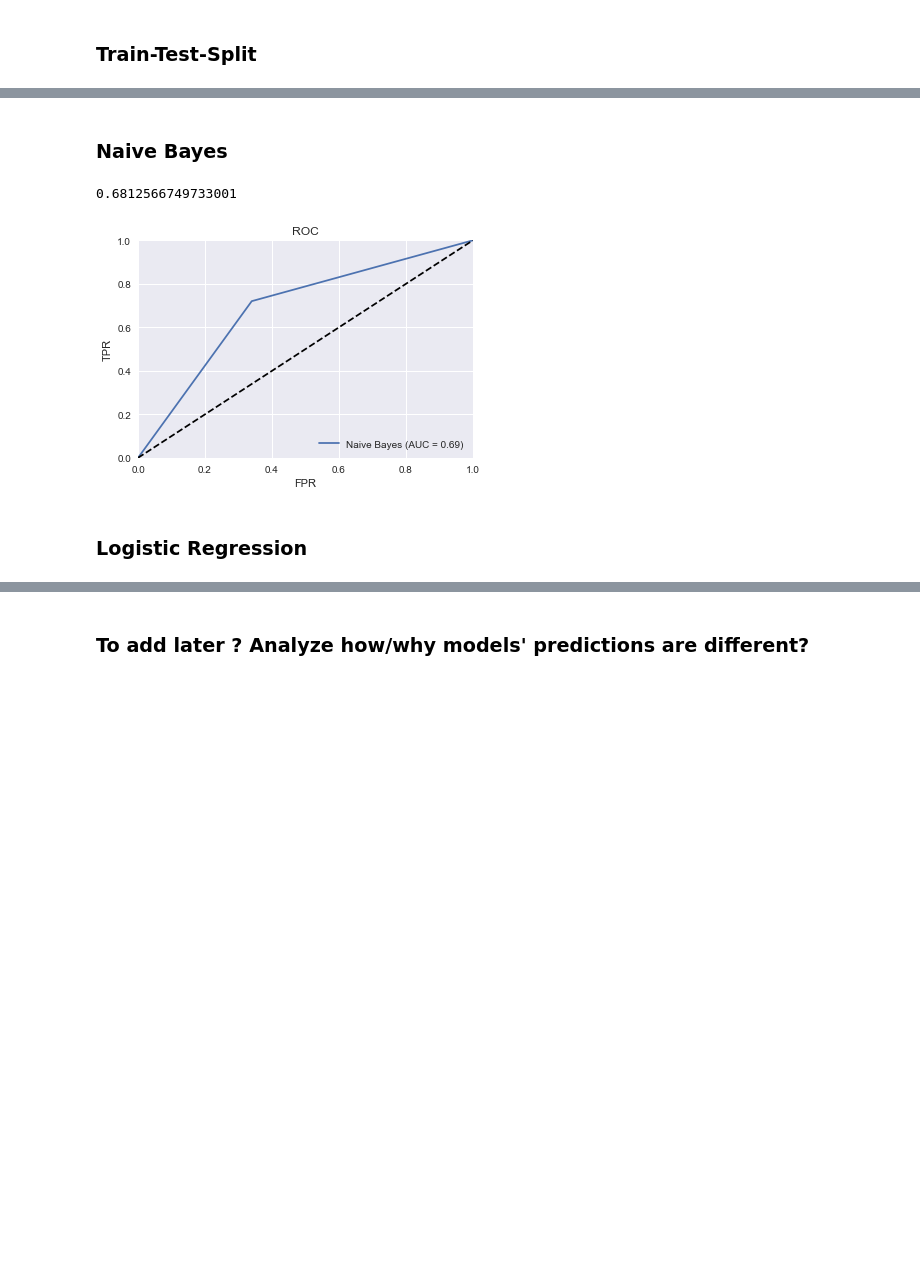
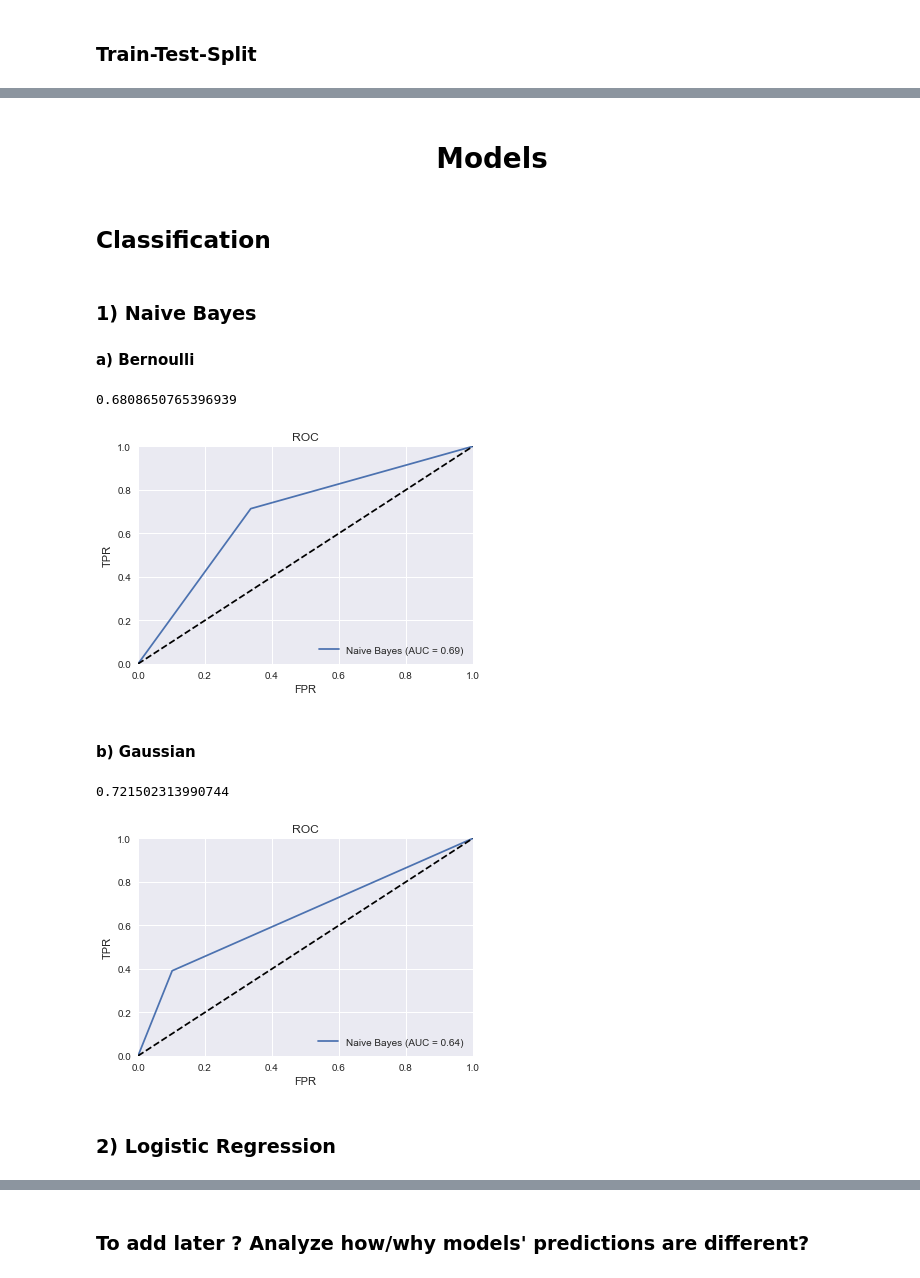
Before and after one commit to da1933/Carpe-Vinum, a Jupyter notebook: Wine Modeling.ipynb, the cells around one changed output, grey strips where cells are left out. Drawn from its saved outputs; the diff is of its cells as text; code cells hidden in the pictures; blank space fills up the shorter version.

Commit message:
regression update

```diff
--- a/Wine Modeling.ipynb
+++ b/Wine Modeling.ipynb
@@ -39,7 +41,7 @@ df_enc = pd.DataFrame({'enc_country':col1,'enc_variety':col2,'enc_province':col3
 df=pd.concat([df,df_enc],axis=1)
 # %%
 #df=df[['price','enc_country','enc_province','enc_variety','textlen','over90']]
-df=df[['enc_country','enc_province','enc_variety','textlen','over90']]
+df=df[['enc_country','enc_province','enc_variety','textlen','over90','points']]
 # %% [markdown]
 #one hot encoding
 enc = OneHotEncoder()
@@ -59,6 +67,6 @@ train_df=df.iloc[:split_index,:]
 test_df=df.iloc[split_index:,:]
 
 trainX=train_df.drop(['over90'],axis=1)
-trainY=train_df[['over90']]
+trainY=train_df[['over90','points']]
 testX=test_df.drop(['over90'],axis=1)
-testY=test_df[['over90']]
+testY=test_df[['over90','points']]
@@ -99,8 +102,13 @@ def plotAUC(truth, pred, lab):
     plt.ylabel('TPR')
     plt.title('ROC')
     plt.legend(loc="lower right")
+# %% [markdown]
+# <h1><center>Models</center></h1>
+# %% [markdown]
+## Classification
 # %% [markdown]
-### Naive Bayes
+### 1) Naive Bayes
+#### a) Bernoulli
 # %%
 nb = BernoulliNB()
 nb.fit(trainX[features], trainY['over90'])
@@ -108,10 +116,21 @@ nb_preds=nb.predict(testX[features])
 print(nb.score(testX[features],testY['over90']))
 plotAUC(testY['over90'],nb.predict(testX[features]),'Naive Bayes')
 # %% [output]
-0.6812566749733001
+0.6808650765396939
 [figure]
+# %% [markdown]
+#### b) Gaussian
+# %%
+gnb = GaussianNB()
+gnb.fit(trainX[features], trainY['over90'])
+gnb_preds=gnb.predict(testX[features])
+print(gnb.score(testX[features],testY['over90']))
+plotAUC(testY['over90'],gnb.predict(testX[features]),'Naive Bayes')
+# %% [output]
+0.721502313990744
+[figure, added]
 # %% [markdown]
-### Logistic Regression
+### 2) Logistic Regression
 # %%
 lr = LogisticRegression()
 lr.fit(trainX[features],trainY['over90'])
```
Also changed, not shown: parts of 21 cells of this notebook.
